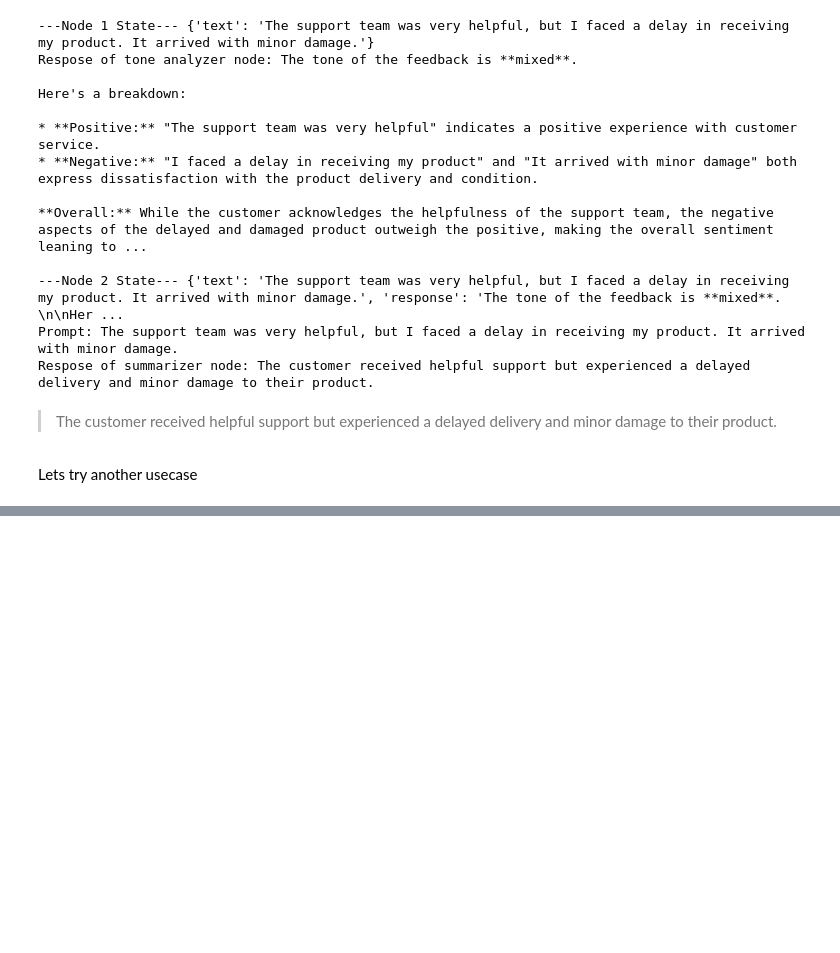
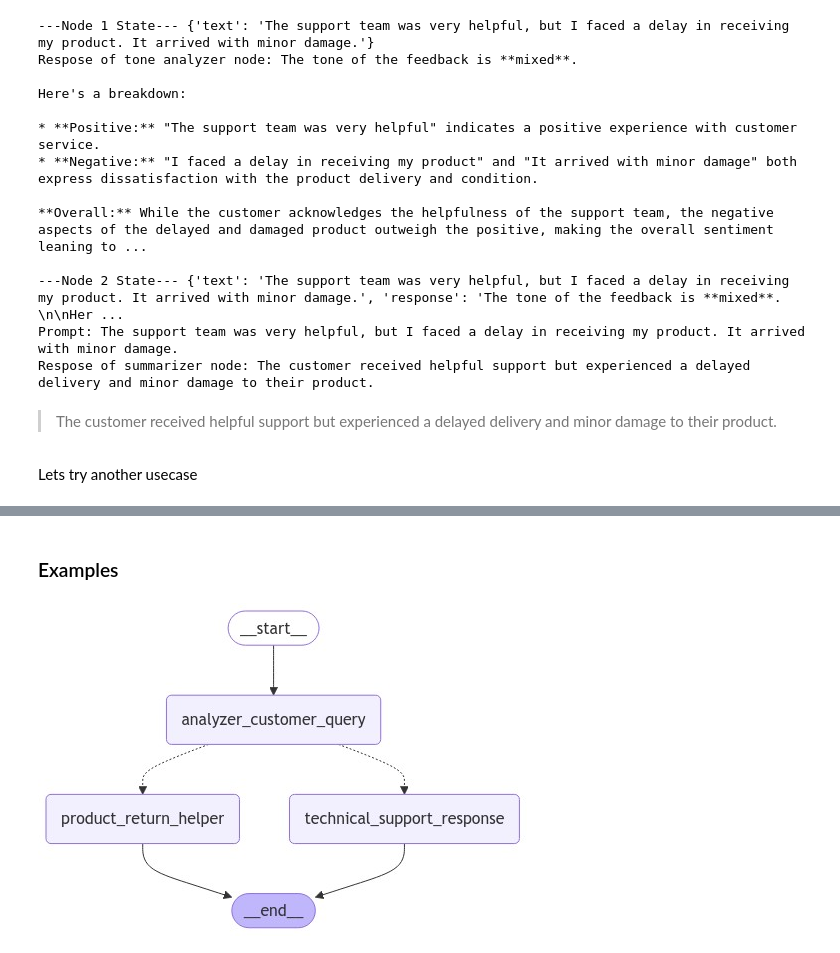
Before and after one commit to mmaazkhanhere/genai-learning-repo, a Jupyter notebook: langchain/langgraph.ipynb, the cells around one changed output, grey strips where cells are left out. Cells and saved outputs as stored; diff of their text form; code cells hidden in the pictures; blank space fills up the shorter version.

Commit message:
pydantic langgraph agent created

```diff
--- a/langchain/langgraph.ipynb
+++ b/langchain/langgraph.ipynb
@@ -351,0 +501,57 @@ The [Company Name] Customer Support Team
+# %% [markdown]
+### Examples
+# %%
+class State(TypedDict):
+    query: str
+    response: str
+
+def analyzer_customer_query(state: State)->State:
+  print("---Node 1 State---", state)
+  query = state["query"]
+  prompt = f"""Analyze the user query {query} and select which department to route the query to.
+                  The departments are technical support and product return.
+              """
+  ai_response = llm.invoke(prompt)
+  department = ai_response.content.strip().lower()
+  print(f"Response of customer query analyzer node: {department}")
+  return {"query": query, "response": department}
+
+def technical_support_response(state: State)->State:
+  print("---Node 2 State ---", state)
+  query = state["query"]
+  prompt = f"You are a technical support agent. Introduce yourself and respond to the user query {query} appropriately"
+  ai_response = llm.invoke(prompt)
+  return {"query": query, "response": ai_response.content}
+
+def product_return_helper(state: State)->State:
+  print("---Node 2 State ---", state)
+  query = state["query"]
+  prompt = f"You are a product return guiding agent. Introduce yourself and respond to the user query {query} appropriately"
+  ai_response = llm.invoke(prompt)
+  return {"query": query, "response": ai_response.content}
+
+def deciding_node(state: State) -> Literal["technical_support_response", "product_return_helper"]:
+  print("---Node 3 State ---", state)
+  department = state["response"]
+  print(f"Deciding node based on department: {department}")
+  if department == "technical support":
+      return "technical_support_response"
+  else:
+      return "product_return_helper"
+
+builder: StateGraph = StateGraph(state_schema=State)
+
+builder.add_node("analyzer_customer_query", analyzer_customer_query)
+builder.add_node("technical_support_response", technical_support_response)
+builder.add_node("product_return_helper", product_return_helper)
+
+builder.add_edge(START, "analyzer_customer_query")
+builder.add_conditional_edges("analyzer_customer_query", deciding_node)
+builder.add_edge("technical_support_response", END)
+builder.add_edge("product_return_helper", END)
+
+graph: CompiledStateGraph = builder.compile()
+
+display(Image(graph.get_graph().draw_mermaid_png()))
+# %% [output]
+[figure, added]
```
Also changed, not shown: parts of 29 cells of this notebook.
